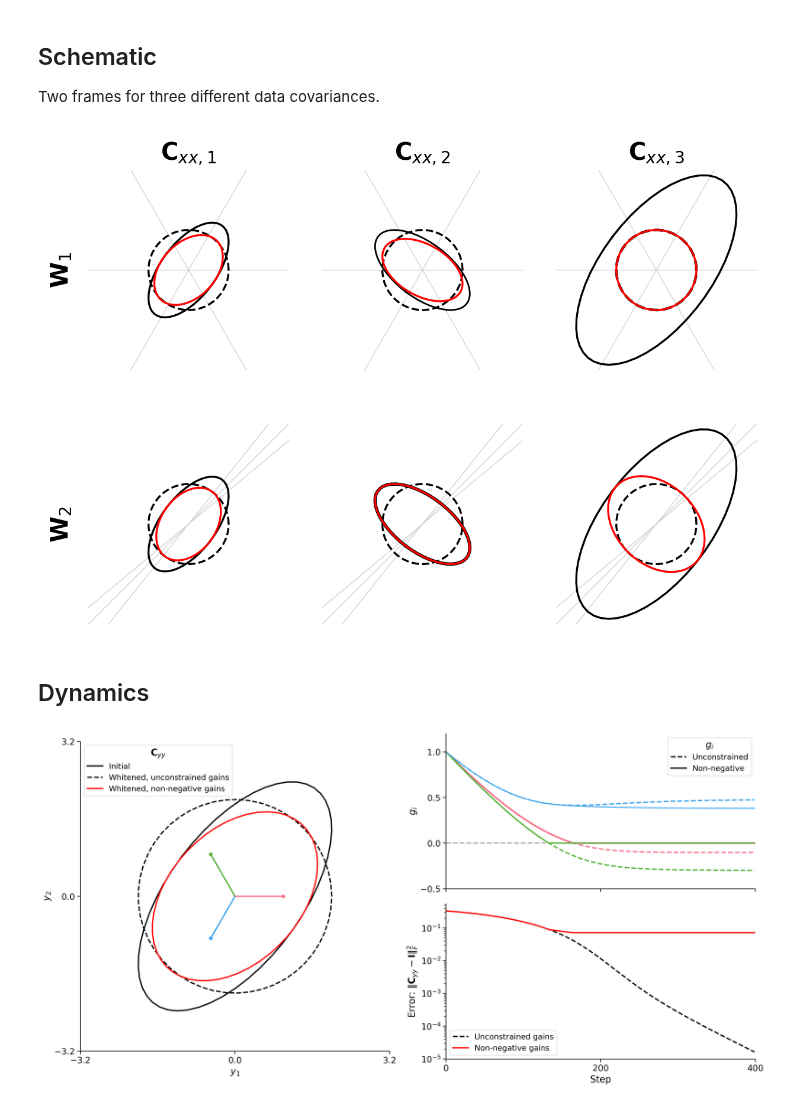
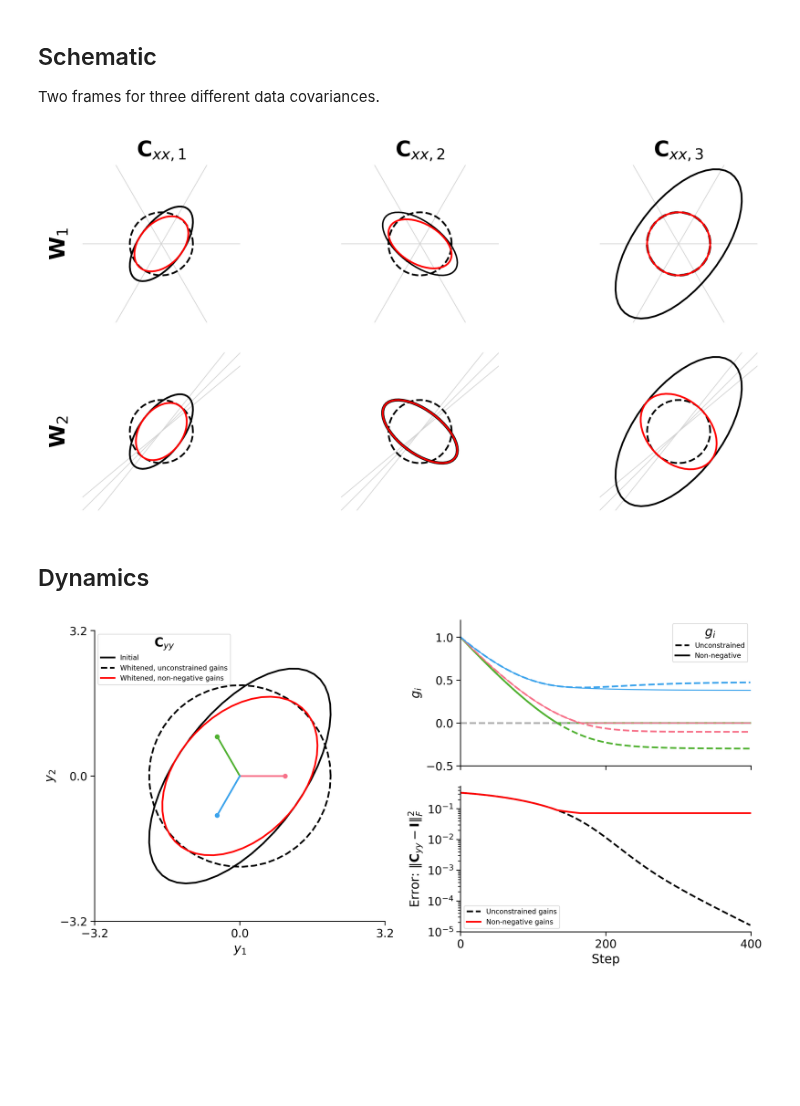
Before and after one commit to lyndond/frame_whitening, a Jupyter notebook: figures/nonnegative.ipynb, the cells around one changed output. Drawn from its saved outputs; the diff is of its cells as text; code cells hidden in the pictures; blank space fills up the shorter version.

```diff
--- a/figures/nonnegative.ipynb
+++ b/figures/nonnegative.ipynb
@@ -55,7 +55,7 @@ def plot_frame_axes2d(W, ax, colors=None, lim=5):
         ax.plot(x, (W[1, i] / W[0, i]) * x,  "-", lw=.5, color="lightgrey", zorder=-1)
 
 with sns.plotting_context("paper", font_scale=1.5):
-    fig, ax = plt.subplots(2, 3, sharey="all", sharex="all", dpi=200)
+    fig, ax = plt.subplots(2, 3, sharey="all", sharex="all", figsize=(8, 4), dpi=300)
     fwplt.plot_ellipse(I, n_pts=50, ax=ax[0,0], color="k", linestyle="--")
     fwplt.plot_ellipse(Cxx[0], n_pts=50, ax=ax[0,0], color="k")
     fwplt.plot_ellipse(whiten(Cxx[0], W[0], True)[0], n_pts=50, ax=ax[0,0], color="r")
@@ -73,39 +73,39 @@ with sns.plotting_context("paper", font_scale=1.5):
 
     fwplt.plot_ellipse(I, n_pts=50, ax=ax[1,0], color="k", linestyle="--")
     fwplt.plot_ellipse(Cxx[0], n_pts=50, ax=ax[1,0], color="k")
     fwplt.plot_ellipse(whiten(Cxx[0], W[1], True)[0], n_pts=50, ax=ax[1,0], color="r")
     plot_frame_axes2d(W[1], ax[1,0])
 
     fwplt.plot_ellipse(I, n_pts=50, ax=ax[1,1], color="k", linestyle="--")
     fwplt.plot_ellipse(Cxx[1], n_pts=50, ax=ax[1,1], color="k", lw=2)
     fwplt.plot_ellipse(whiten(Cxx[1], W[1], True)[0], n_pts=50, ax=ax[1,1], color="r")
     plot_frame_axes2d(W[1], ax[1,1])
 
     fwplt.plot_ellipse(I, n_pts=50, ax=ax[1,2], color="k", linestyle="--")
     fwplt.plot_ellipse(Cxx[2], n_pts=50, ax=ax[1,2], color="k")
     fwplt.plot_ellipse(whiten(Cxx[2], W[1], True)[0], n_pts=50, ax=ax[1,2], color="r")
     plot_frame_axes2d(W[1], ax[1,2])
 
     ax[0,0].axis("square")
     ax[0,1].axis("square")
     ax[1,0].axis("square")
     ax[1,1].axis("square")
     ax[0,2].axis("square")
     ax[1,2].axis("square")
 
     ax[0,0].set(xlim=(-5, 5), ylim=(-5, 5), yticks=[], xticks=[], ylabel=r"${\bf W}_1$", title=r"${\bf C}_{xx,1}$")
     ax[1,0].set(ylabel=r"${\bf W}_2$")
     ax[0,1].set(title=r"${\bf C}_{xx,2}$")
     ax[0,2].set(title=r"${\bf C}_{xx,3}$")
     fig.tight_layout()
     sns.despine(left=True, bottom=True,)
 # %% [output]
-[figure, old version]
+[figure, new version]
 # %% [markdown]
 ## Dynamics
 # %%
 with sns.plotting_context("paper", font_scale=1.5):
-    fig, axs = plt.subplots(nrows=2, ncols=2, constrained_layout=True, figsize=(16, 8), sharex="col", dpi=300)
+    fig, axs = plt.subplots(nrows=2, ncols=2, constrained_layout=True, figsize=(12, 6), sharex="col", dpi=300)
     gs = axs[0, 0].get_gridspec()
     # remove the underlying axes
     for ax in axs[0:, 0]:
@@ -119,7 +119,7 @@ with sns.plotting_context("paper", font_scale=1.5):
     fwplt.plot_ellipse(Cxx[0], n_pts=50, ax=axbig, c="k", lw=2, label=r"Initial")
     fwplt.plot_ellipse(I, n_pts=50, ax=axbig, c="k", ls="--", lw=lw, label=r"Whitened, unconstrained gains")
     fwplt.plot_ellipse(Cww_clamped, n_pts=50, ax=axbig, c="r", lw=lw, label=r"Whitened, non-negative gains")
-    axbig.legend(loc="upper left", title=r"${\bf C}_{yy}$", fontsize=12)
+    axbig.legend(loc="upper left", title=r"${\bf C}_{yy}$", fontsize=8)
 
     cols = sns.color_palette("husl", 3)
 
@@ -127,7 +127,6 @@ with sns.plotting_context("paper", font_scale=1.5):
     axlim = 3.2
     x = np.linspace(-axlim, axlim, 21)
     for i, w in enumerate(W[0].T):
-        # axbig.plot(x, w[0]/(w[1]+1E-6)*x, "-", color=cols[i], lw=2, zorder=-1)
         axbig.plot((0, w[0]), (0, w[1]), "-", color=cols[i], lw=2, zorder=-1)
         axbig.scatter(w[0], w[1], color=cols[i], zorder=-1)
 
@@ -143,21 +142,21 @@ with sns.plotting_context("paper", font_scale=1.5):
     for i in range(3):
         axs[0, 1].plot(g_all[:n_pts, i], color=cols[i], lw=2, ls="--")
 
-    axs[0, 1].plot(g_all_clamped[:n_pts, 0], color=cols[0], lw=2.5)
-    axs[0, 1].plot(g_all_clamped[:n_pts, 1], color=cols[1], lw=2)
-    axs[0, 1].plot(g_all_clamped[:n_pts, 2], color=cols[2], lw=1.5)
+    axs[0, 1].plot(g_all_clamped[:n_pts, 0], color=cols[0], lw=1.2)
+    axs[0, 1].plot(g_all_clamped[:n_pts, 1], color=cols[1], lw=2, zorder=-1)
+    axs[0, 1].plot(g_all_clamped[:n_pts, 2], color=cols[2], lw=1.2)
     axs[0, 1].hlines(0, 0, n_pts, ls="--", lw=2, color="darkgrey", zorder=-1)
     axs[0, 1].set(xlim=(0, n_pts), ylabel=r"$g_i$", ylim=(-.5, 1.2))
-    axs[0, 1].legend(loc="upper right", title=r"$g_i$", fontsize=12)
+    axs[0, 1].legend(loc="upper right", title=r"$g_i$", fontsize=8)
 
     axs[1, 1].plot(errors[:n_pts], "--k", label="Unconstrained gains", lw=2)
     axs[1, 1].plot(errors_clamped[:n_pts], "r", label="Non-negative gains", lw=2)
     axs[1, 1].set(yscale="log", xlabel="Step", ylabel=r"Error: $\Vert {\bf C}_{yy} - {\bf I}\Vert^2_F$",
     xticks=(0, n_pts//2, n_pts),
     )
-    axs[1, 1].legend(loc="lower left", fontsize=12)
+    axs[1, 1].legend(loc="lower left", fontsize=8)
 
     fig.tight_layout()
     sns.despine()
 # %% [output]
-[figure, old version]
+[figure, new version]
```
Also changed, not shown: 3 other files.
